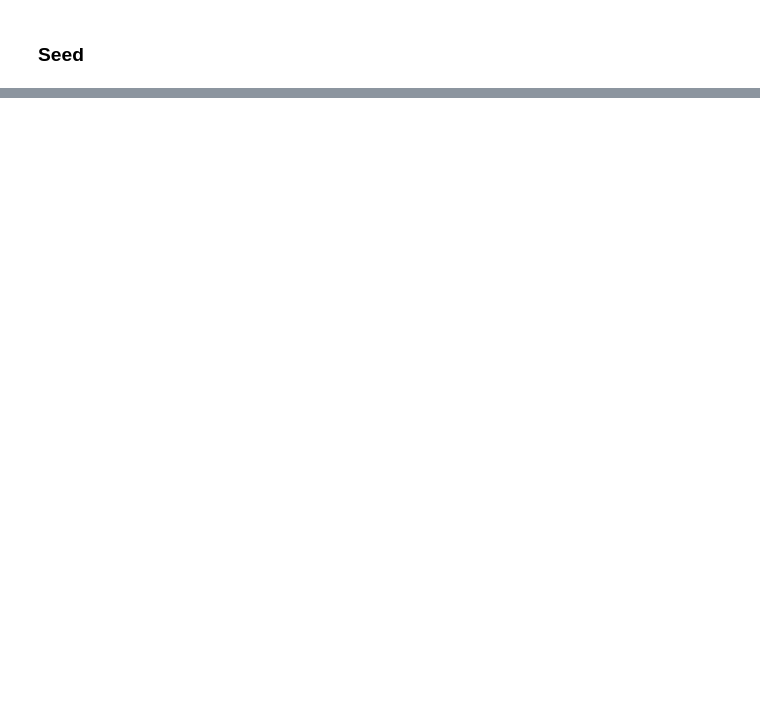
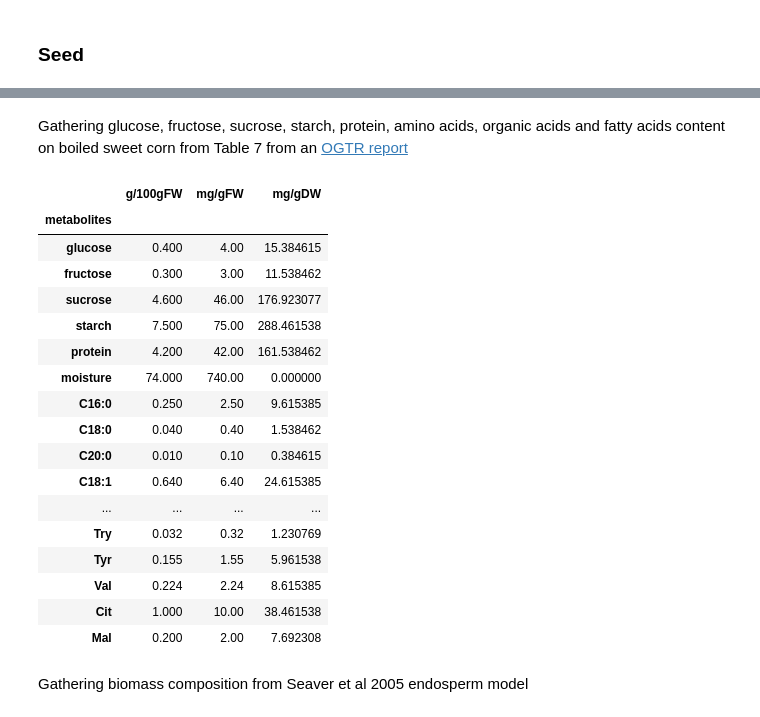
Before and after one commit to cropsinsilico/tissue-specific-FBA-models, a Jupyter notebook: Biomass data - maize.ipynb, the cells around one changed output, grey strips where cells are left out. Drawn from its saved outputs; the diff is of its cells as text; code cells hidden in the pictures; blank space fills up the shorter version.

```diff
--- a/Biomass data - maize.ipynb
+++ b/Biomass data - maize.ipynb
@@ -247,0 +516,44 @@ Assumptions
+# %% [markdown]
+Gathering glucose, fructose, sucrose, starch, protein, amino acids, organic acids  and fatty acids content on boiled sweet corn from Table 7 from an [OGTR report](http://www.ogtr.gov.au/internet/ogtr/publishing.nsf/Content/maize-3/$FILE/biologymaize08.pdf)
+# %%
+df_seed_content_2 = pd.DataFrame(data={"metabolites":["glucose","fructose","sucrose","starch",
+                                                      "protein","moisture","C16:0","C18:0",
+                                                      "C20:0","C18:1","C20:1","C18:2","C18:3",
+                                                      "Ala","Arg","Asp","Cys","Glt","Gly","His",
+                                                      "Ile","Leu","Lys","Met","Phe","Pro","Ser",
+                                                      "Thr","Try","Tyr","Val","Cit","Mal"],
+                                       "g/100gFW":[0.4,0.3,4.6,7.5,4.2,74.0,0.25,0.04,0.01,0.64,
+                                                   0.01,1.27,0.02,0.335,0.159,0.257,0.095*2,0.713,
+                                                   0.145,0.124,0.155,0.467,0.135,0.105,0.192,0.325,
+                                                   0.198,0.199,0.032,0.155,0.224,1,0.2]})
+df_seed_content_2.set_index("metabolites",inplace=True,drop=True)
+
+FW = 100
+DW = 100 - df_seed_content_2["g/100gFW"]["moisture"]
+FW_DW_ratio = float(FW)/DW
+
+df_seed_content_2["mg/gFW"]=df_seed_content_2["g/100gFW"]*10
+df_seed_content_2["mg/gDW"]=df_seed_content_2["mg/gFW"]*FW_DW_ratio
+df_seed_content_2["mg/gDW"]["moisture"]=0
+df_seed_content_2
+# %% [output]
+|  | g/100gFW | mg/gFW | mg/gDW |
+| metabolites |  |  |  |
+| glucose | 0.400 | 4.00 | 15.384615 |
+| fructose | 0.300 | 3.00 | 11.538462 |
+| sucrose | 4.600 | 46.00 | 176.923077 |
+| starch | 7.500 | 75.00 | 288.461538 |
+| protein | 4.200 | 42.00 | 161.538462 |
+| moisture | 74.000 | 740.00 | 0.000000 |
+| C16:0 | 0.250 | 2.50 | 9.615385 |
+| C18:0 | 0.040 | 0.40 | 1.538462 |
+| C20:0 | 0.010 | 0.10 | 0.384615 |
+| C18:1 | 0.640 | 6.40 | 24.615385 |
+| ... | ... | ... | ... |
+| Try | 0.032 | 0.32 | 1.230769 |
+| Tyr | 0.155 | 1.55 | 5.961538 |
+| Val | 0.224 | 2.24 | 8.615385 |
+| Cit | 1.000 | 10.00 | 38.461538 |
+| Mal | 0.200 | 2.00 | 7.692308 |
+# %% [markdown]
+Gathering biomass composition from Seaver et al 2005 endosperm model
```
Also changed, not shown: parts of 50 cells of this notebook, 12 other files.
